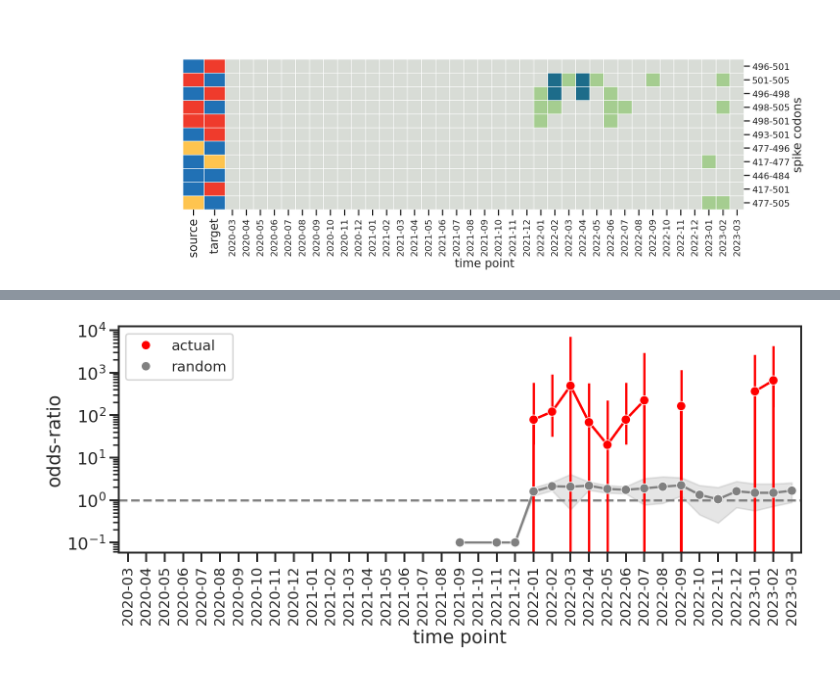
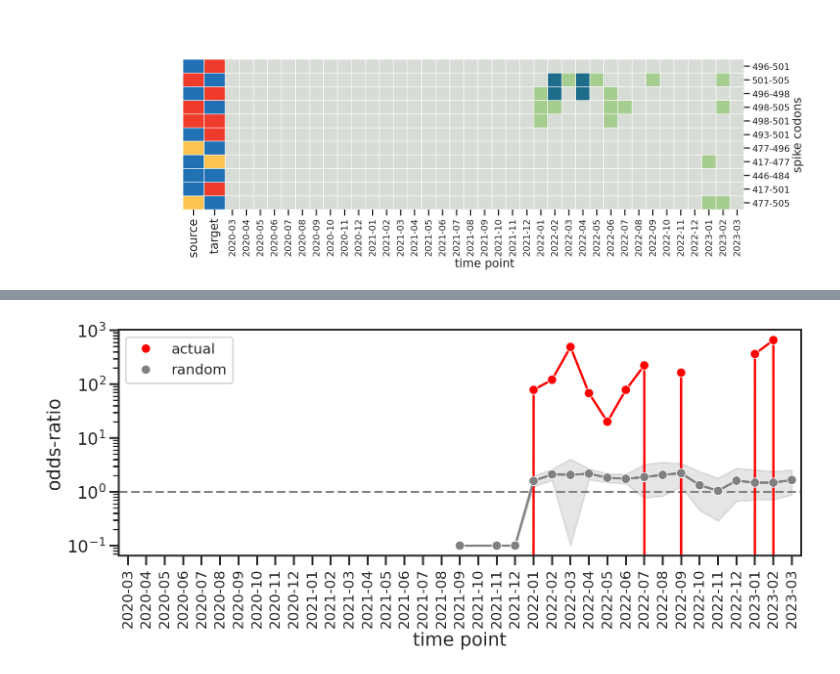
Before and after one commit to microbial-pangenomes-lab/2022_sarscov2_epistasis, a Jupyter notebook: notebooks/more_epistasis.ipynb, the cells around one changed output, grey strips where cells are left out. Drawn from its saved outputs; the diff is of its cells as text; code cells hidden in the pictures.

```diff
--- a/notebooks/more_epistasis.ipynb
+++ b/notebooks/more_epistasis.ipynb
@@ -287,3 +377,15 @@ for name in sorted(os.listdir('../out/time-filtered-subsets/')):
     except FileNotFoundError:
         pass
 df = pd.concat(df)
+# %%
+s = df.pivot_table(index='pair',
+                   columns='name',
+                   values='outlier')
+s = s.reindex(columns=sorted(df['name'].unique()))
+s[s<4] = np.nan
+s[s>3] = 1
+idx = s.T.sum()[s.T.sum() > 5].index
+s = df.pivot_table(index='pair',
+                   columns='name',
+                   values='outlier')
+s = s.reindex(columns=sorted(df['name'].unique())).loc[idx]
@@ -735,42 +948,42 @@ sns.lineplot(data=r,
              ax=ax,
              legend=False,
              palette=['r', 'grey'])
-plt.errorbar(range(r['name'].unique().shape[0]),
-             r[r['set'] == 'actual']['odds-ratio'],
-             yerr=abs(r[r['set'] == 'actual'][['low', 'high']].T.values -
-                      r[r['set'] == 'actual']['odds-ratio'].values),
-             color='r')
+# plt.errorbar(range(r['name'].unique().shape[0]),
+#              r[r['set'] == 'actual']['odds-ratio'],
+#              yerr=abs(r[r['set'] == 'actual'][['low', 'high']].T.values -
+#                       r[r['set'] == 'actual']['odds-ratio'].values),
+#              color='r')
 sns.scatterplot(data=r.groupby(['name', 'set'])[['odds-ratio']].mean().reset_index(),
                 x='name',
                 y='odds-ratio',
                 hue='set',
                 ax=ax,
                 palette=['r', 'grey'],
                 zorder=10)
 
 plt.axhline(1,
             color='grey', ls='dashed', zorder=-1)
 
 plt.legend(facecolor='w', fontsize=14,
            loc='upper left')
 
 plt.xticks(rotation=90,
            fontsize=14)
 plt.xlabel('time point')
 
 plt.xlim(-0.5, r['name'].unique().shape[0] - 0.5)
 
 # plt.ylim(0.0006, 15000)
 
 plt.yscale('log')
 
-plt.savefig('epistasis_extra_7.png',
+plt.savefig('epistasis_extra_7a.png',
             dpi=300,
             bbox_inches='tight',
             transparent=True)
-plt.savefig('epistasis_extra_7.svg',
+plt.savefig('epistasis_extra_7a.svg',
             dpi=300,
             bbox_inches='tight',
             transparent=True);
 # %% [output]
-[figure, old version]
+[figure, new version]
```
Also changed, not shown: parts of 6 cells of this notebook, 1 other file.
